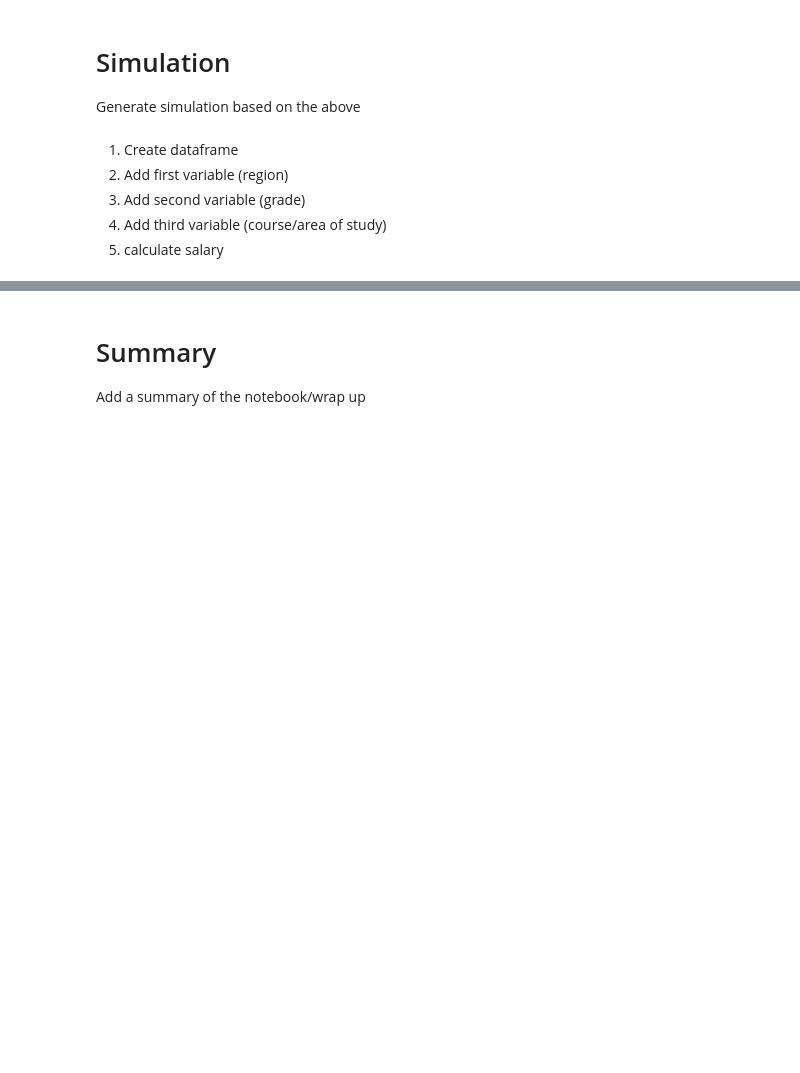
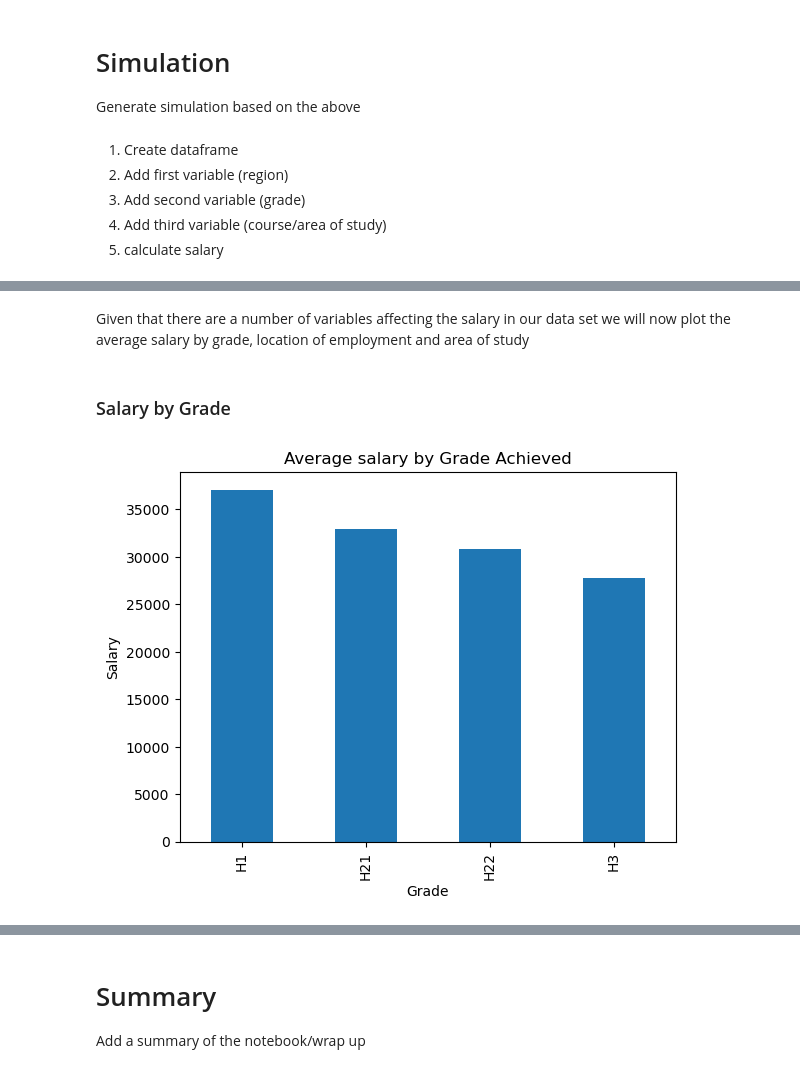
Before and after one commit to PeeBs68/prog_da_project1, a Jupyter notebook: project1.ipynb, the cells around one changed output, grey strips where cells are left out. Saved outputs shown, nothing was run; the diff lists cells and outputs as text; code cells hidden in the pictures; blank space fills up the shorter version.

```diff
--- a/project1.ipynb
+++ b/project1.ipynb
@@ -429,0 +428,15 @@ Salary standard deviation = 4105.568522920918
+# %% [markdown]
+Given that there are a number of variables affecting the salary in our data set we will now plot the average salary by grade, location of employment and area of study
+# %% [markdown]
+### Salary by Grade
+# %%
+# Plot of Average Salary by Grade
+
+final_df_by_means = final_df.groupby('grade')['salary'].mean()
+final_df_by_means.columns = ['Grade', 'Salary']
+final_df_by_means.plot(kind='bar');
+plt.title("Average salary by Grade Achieved")
+plt.xlabel("Grade")
+plt.ylabel("Salary");
+# %% [output]
+[figure, added]
```
Also changed, not shown: parts of 14 cells of this notebook.
